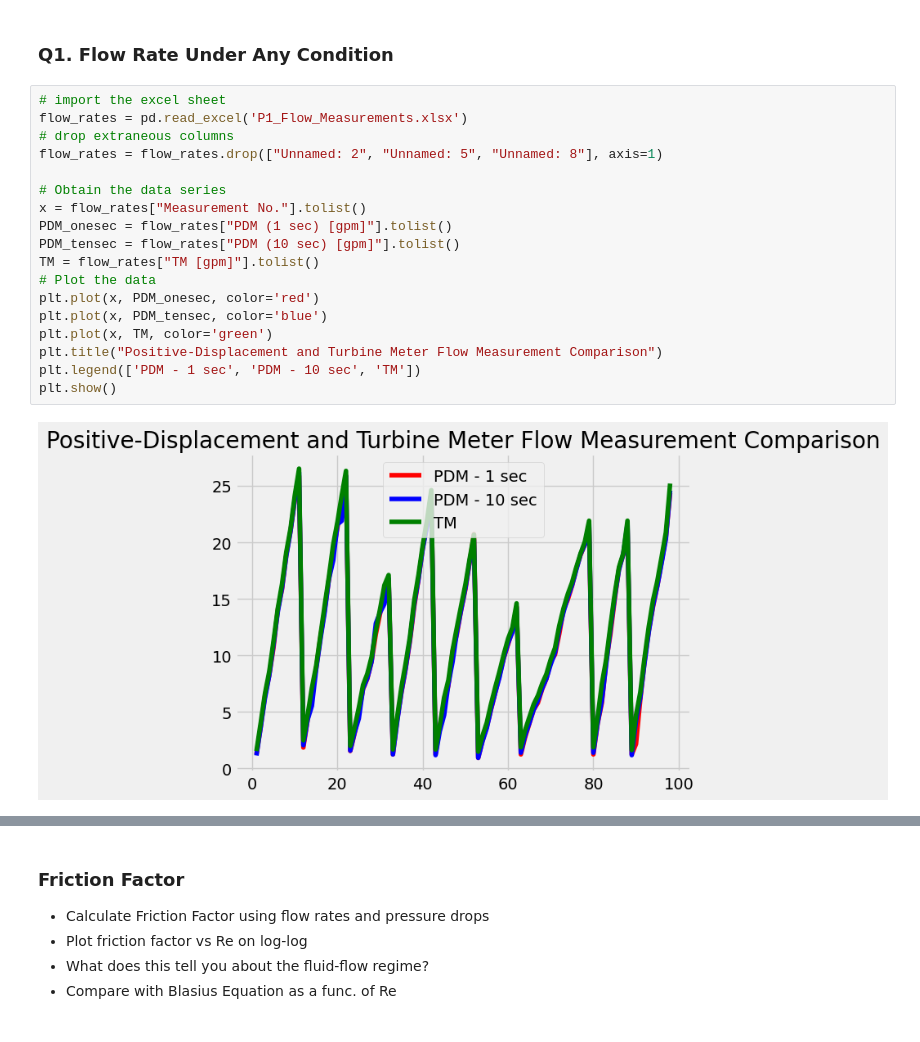
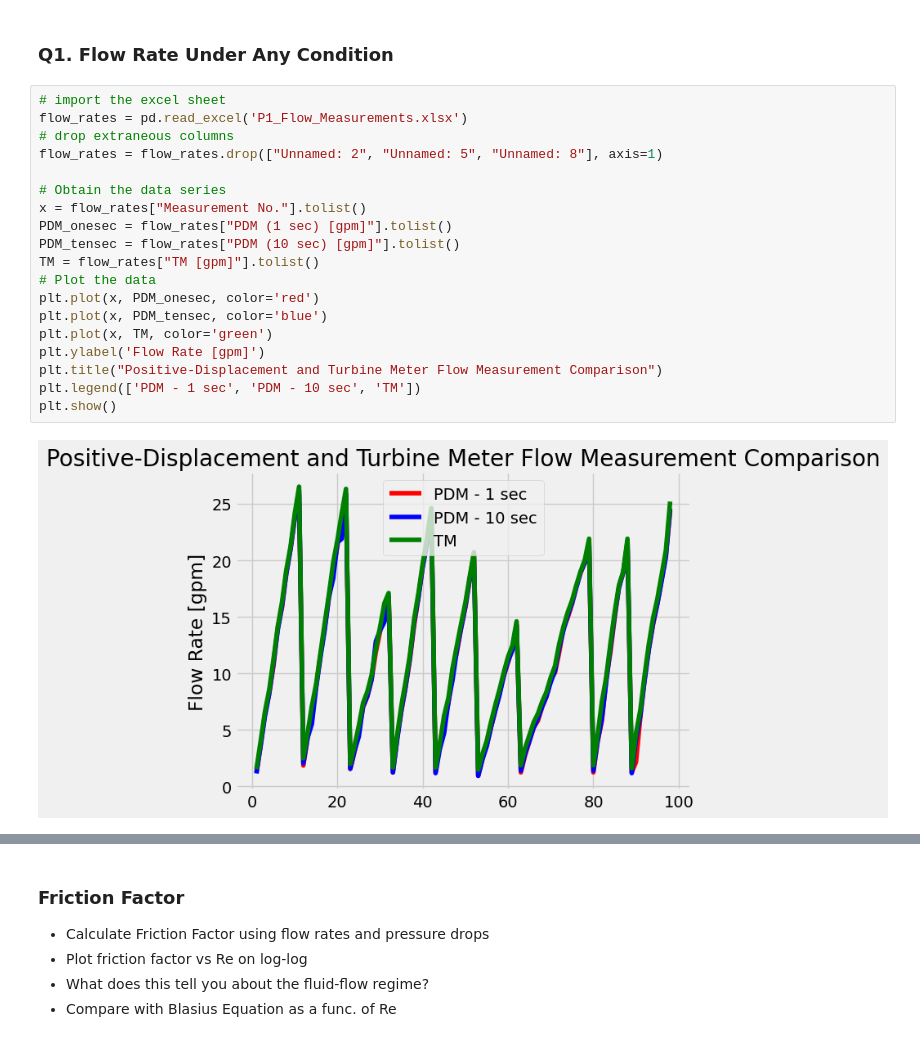
Before and after one commit to AshKuhlmann/CBE154, a Jupyter notebook: Flow Measurement - Data Analysis.ipynb, the cells around one changed output, grey strips where cells are left out. Saved outputs shown, nothing was run; the diff lists cells and outputs as text.

```diff
--- a/Flow Measurement - Data Analysis.ipynb
+++ b/Flow Measurement - Data Analysis.ipynb
@@ -37,21 +37,22 @@ $$V = C\sqrt{\frac{2 \Delta P}{\rho}} $$
 # %%
 # import the excel sheet
 flow_rates = pd.read_excel('P1_Flow_Measurements.xlsx')
 # drop extraneous columns
 flow_rates = flow_rates.drop(["Unnamed: 2", "Unnamed: 5", "Unnamed: 8"], axis=1)
 
 # Obtain the data series
 x = flow_rates["Measurement No."].tolist()
 PDM_onesec = flow_rates["PDM (1 sec) [gpm]"].tolist()
 PDM_tensec = flow_rates["PDM (10 sec) [gpm]"].tolist()
 TM = flow_rates["TM [gpm]"].tolist()
 # Plot the data
 plt.plot(x, PDM_onesec, color='red')
 plt.plot(x, PDM_tensec, color='blue')
 plt.plot(x, TM, color='green')
+plt.ylabel('Flow Rate [gpm]')
 plt.title("Positive-Displacement and Turbine Meter Flow Measurement Comparison")
 plt.legend(['PDM - 1 sec', 'PDM - 10 sec', 'TM'])
 plt.show()
 # %% [output]
-[figure, old version]
+[figure, new version]
 # %% [markdown]
```
Also changed, not shown: parts of 1 cell of this notebook.
